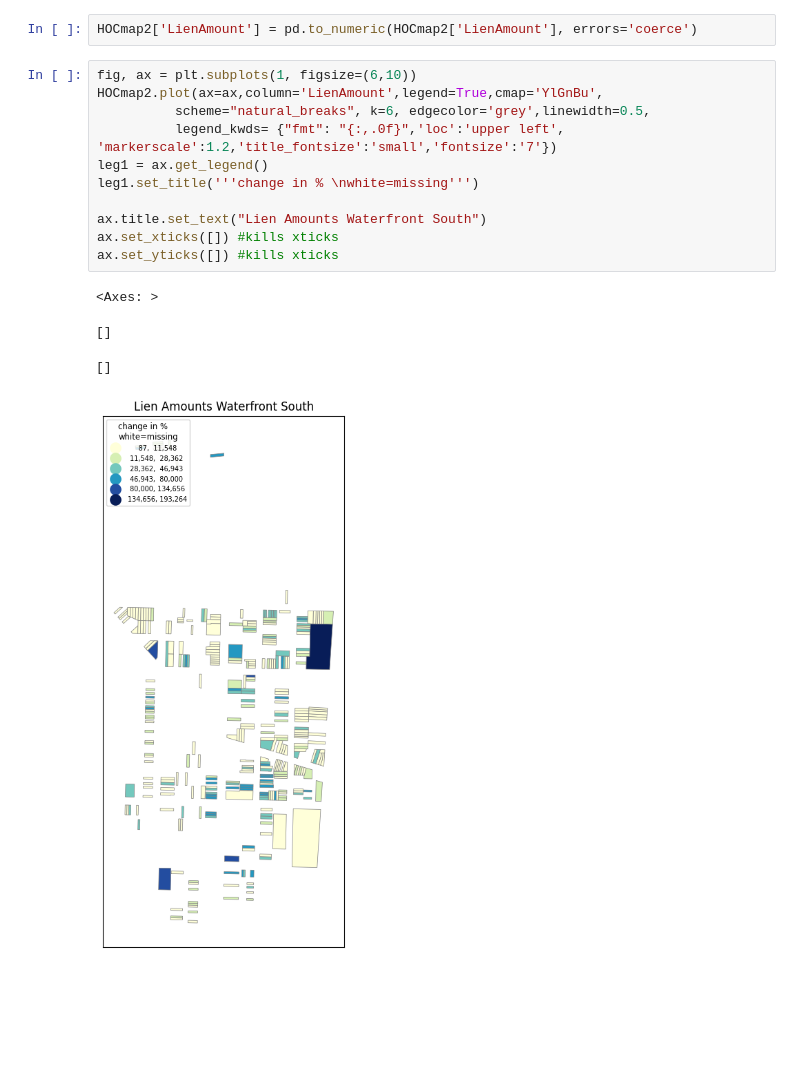
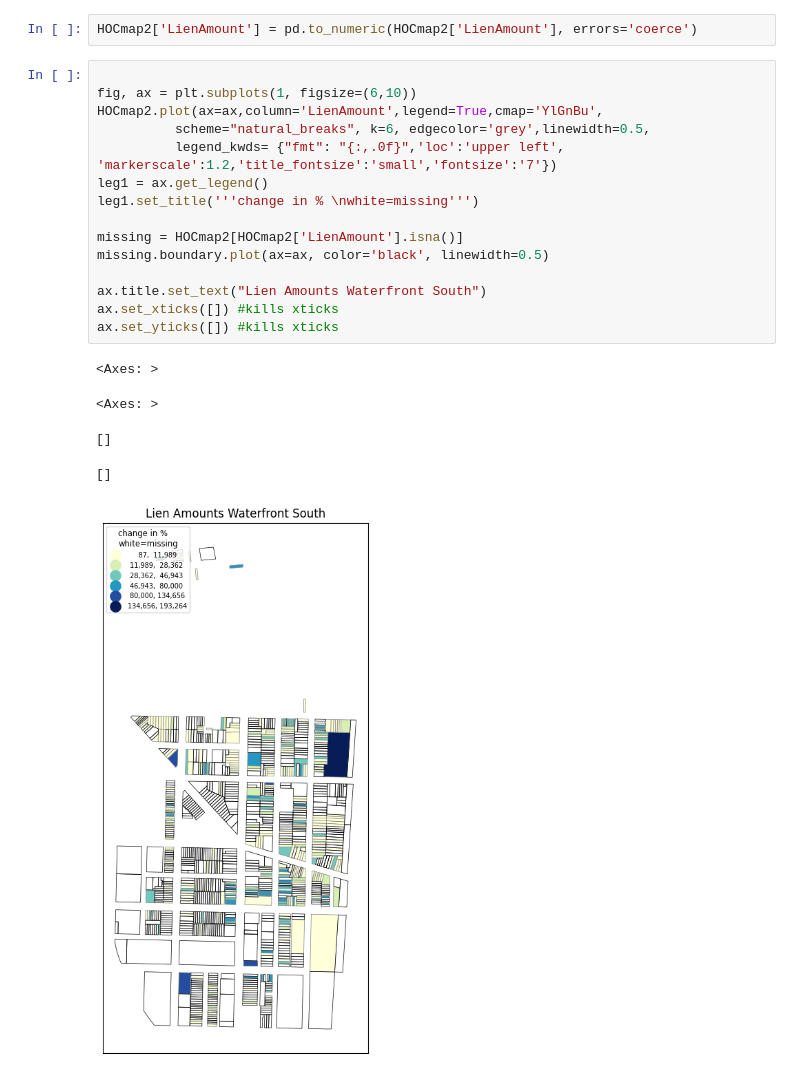
Before and after one commit to hbeck118/HOC-Project, a Jupyter notebook: hocdraft1.ipynb, the cells around one changed output. Cells and saved outputs as stored; diff of their text form; blank space fills up the shorter version.

```diff
--- a/hocdraft1.ipynb
+++ b/hocdraft1.ipynb
@@ -250,18 +250,23 @@ dtype: object
 # %%
 HOCmap2['LienAmount'] = pd.to_numeric(HOCmap2['LienAmount'], errors='coerce')
 # %%
+
 fig, ax = plt.subplots(1, figsize=(6,10))
 HOCmap2.plot(ax=ax,column='LienAmount',legend=True,cmap='YlGnBu',
           scheme="natural_breaks", k=6, edgecolor='grey',linewidth=0.5,
           legend_kwds= {"fmt": "{:,.0f}",'loc':'upper left', 'markerscale':1.2,'title_fontsize':'small','fontsize':'7'})
 leg1 = ax.get_legend()
 leg1.set_title('''change in % \nwhite=missing''')
 
+missing = HOCmap2[HOCmap2['LienAmount'].isna()]
+missing.boundary.plot(ax=ax, color='black', linewidth=0.5)
+
 ax.title.set_text("Lien Amounts Waterfront South")
 ax.set_xticks([]) #kills xticks
 ax.set_yticks([]) #kills xticks
 # %% [output]
 <Axes: >
-[]
+<Axes: >
 []
+[]
-[figure, old version]
+[figure, new version]
```
